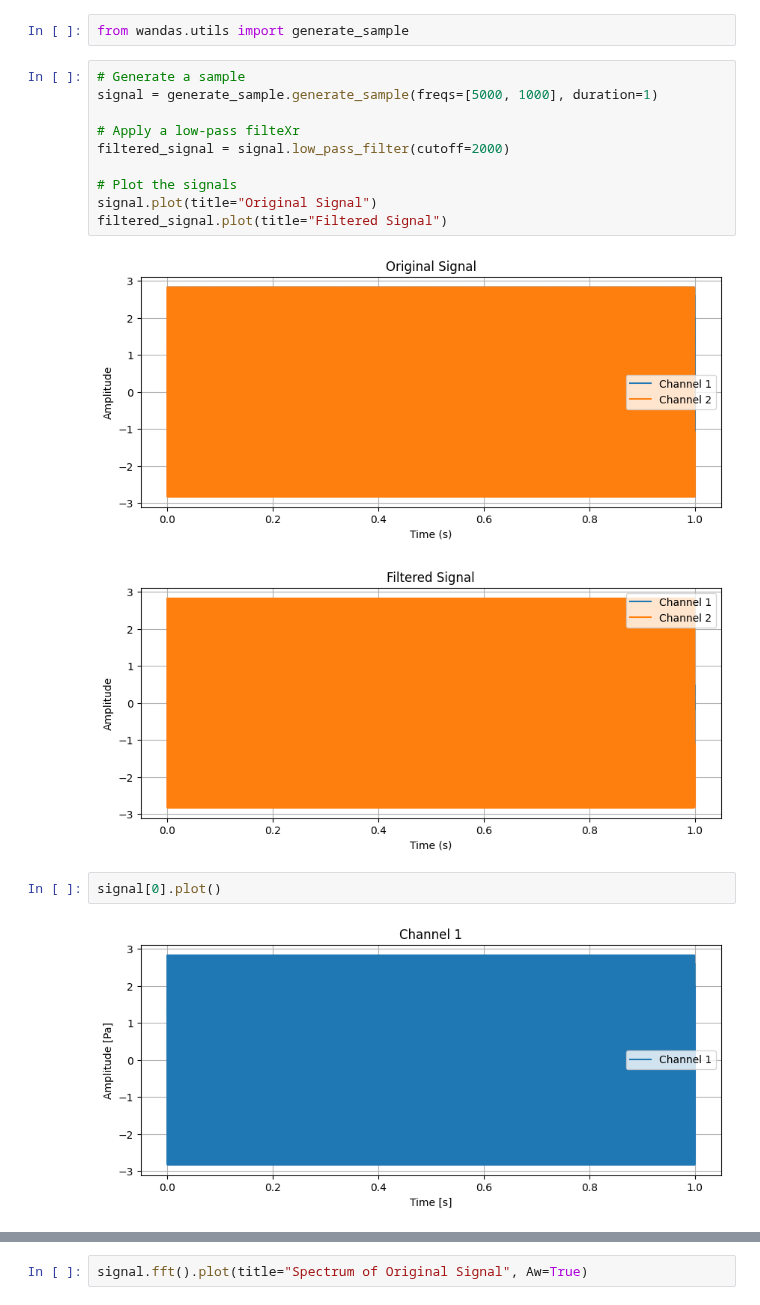
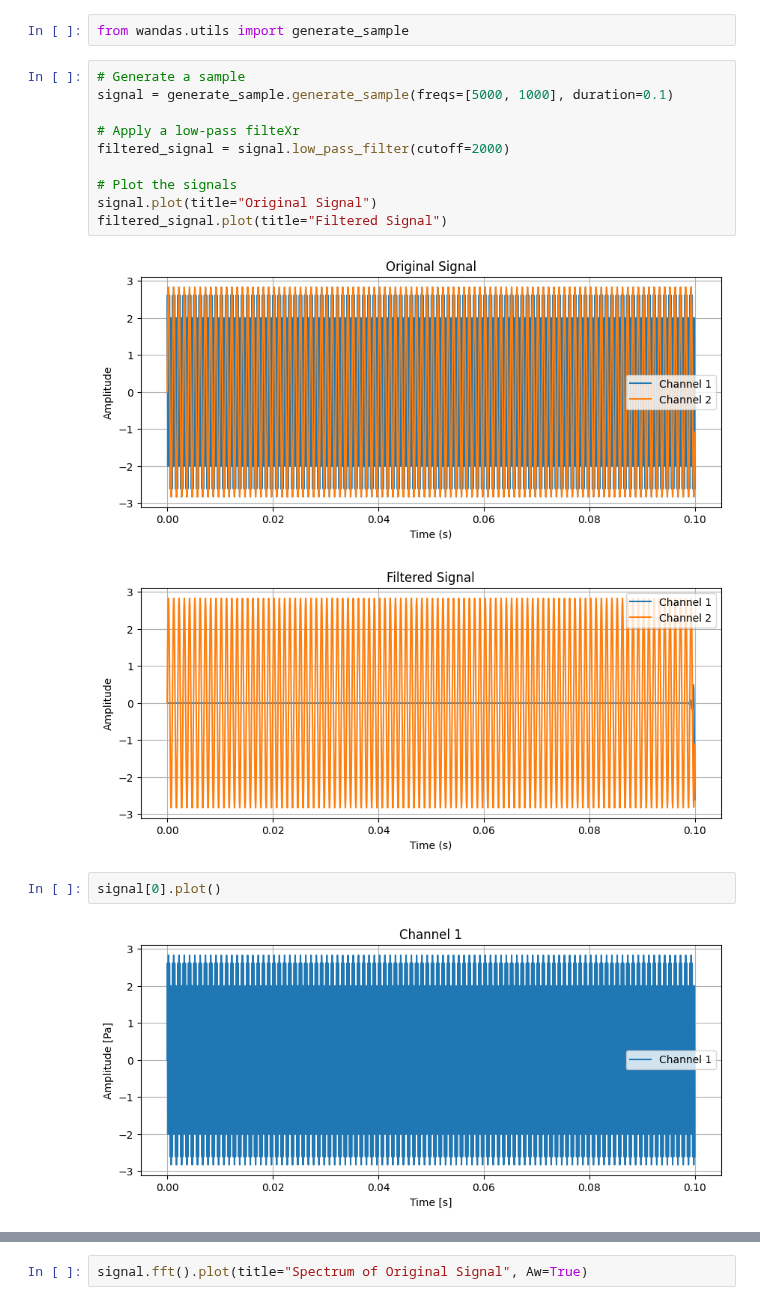
Before and after one commit to kasahart/wandas, a Jupyter notebook: examples/basic_usage.ipynb, the cells around one changed output, grey strips where cells are left out. Saved outputs shown, nothing was run; the diff lists cells and outputs as text.

```diff
--- a/examples/basic_usage.ipynb
+++ b/examples/basic_usage.ipynb
@@ -2,21 +2,21 @@
 from wandas.utils import generate_sample
 # %%
 # Generate a sample
-signal = generate_sample.generate_sample(freqs=[5000, 1000], duration=1)
+signal = generate_sample.generate_sample(freqs=[5000, 1000], duration=0.1)
 
 # Apply a low-pass filteXr
 filtered_signal = signal.low_pass_filter(cutoff=2000)
 
 # Plot the signals
 signal.plot(title="Original Signal")
 filtered_signal.plot(title="Filtered Signal")
 # %% [output]
-[figure, old version]
+[figure, new version]
-[figure, old version]
+[figure, new version]
 # %%
 signal[0].plot()
 # %% [output]
-[figure, old version]
+[figure, new version]
 # %%
 signal["Channel 1"].plot()
 # %% [output]
```
Also changed, not shown: parts of 8 cells of this notebook, 4 other files.
